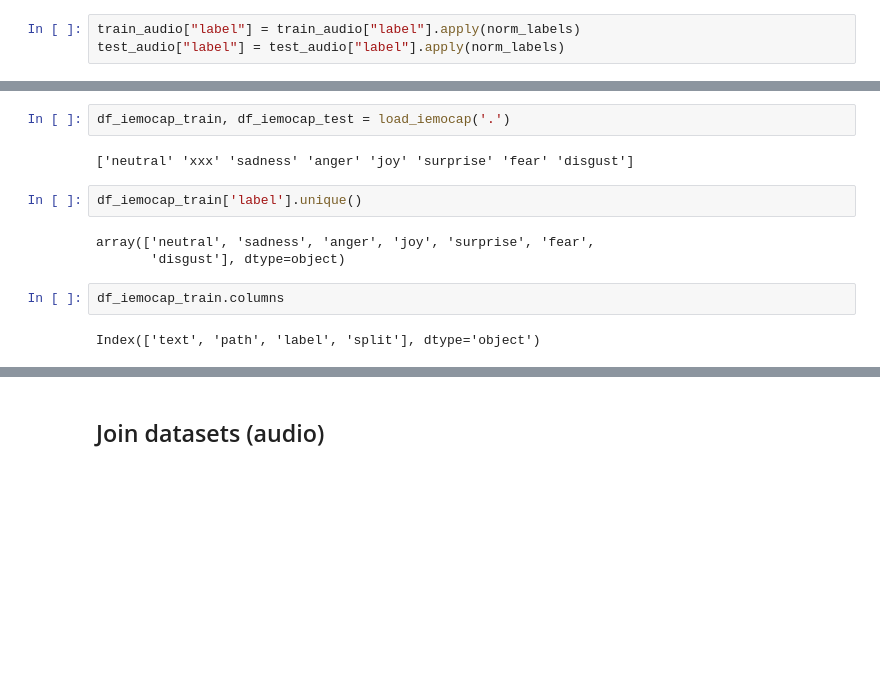
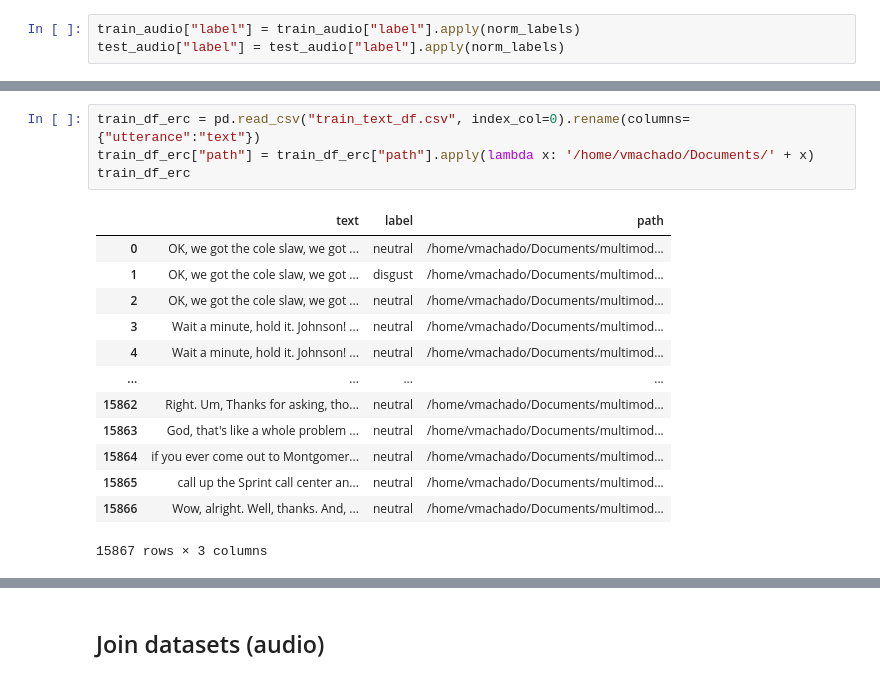
Before and after one commit to machadoprx/c4ai_audio_text_clip, a Jupyter notebook: c4ai_emotions_audio_text_clip_e2e_AUDIO_ENCODER.ipynb, the cells around one changed output, grey strips where cells are left out. Drawn from its saved outputs; the diff is of its cells as text; blank space fills up the shorter version.

```diff
--- a/c4ai_emotions_audio_text_clip_e2e_AUDIO_ENCODER.ipynb
+++ b/c4ai_emotions_audio_text_clip_e2e_AUDIO_ENCODER.ipynb
@@ -139,13 +61,18 @@ def load_iemocap(path):
-# %%
-df_iemocap_train, df_iemocap_test = load_iemocap('.')
-# %% [output]
-['neutral' 'xxx' 'sadness' 'anger' 'joy' 'surprise' 'fear' 'disgust']
-# %%
-df_iemocap_train['label'].unique()
-# %% [output]
-array(['neutral', 'sadness', 'anger', 'joy', 'surprise', 'fear',
-       'disgust'], dtype=object)
-# %%
-df_iemocap_train.columns
-# %% [output]
-Index(['text', 'path', 'label', 'split'], dtype='object')
+# %%
+train_df_erc = pd.read_csv("train_text_df.csv", index_col=0).rename(columns={"utterance":"text"})
+train_df_erc["path"] = train_df_erc["path"].apply(lambda x: '/home/vmachado/Documents/' + x)
+train_df_erc
+# %% [output]
+|  | text | label | path |
+| 0 | OK, we got the cole slaw, we got ... | neutral | /home/vmachado/Documents/multimod... |
+| 1 | OK, we got the cole slaw, we got ... | disgust | /home/vmachado/Documents/multimod... |
+| 2 | OK, we got the cole slaw, we got ... | neutral | /home/vmachado/Documents/multimod... |
+| 3 | Wait a minute, hold it. Johnson! ... | neutral | /home/vmachado/Documents/multimod... |
+| 4 | Wait a minute, hold it. Johnson! ... | neutral | /home/vmachado/Documents/multimod... |
+| ... | ... | ... | ... |
+| 15862 | Right. Um, Thanks for asking, tho... | neutral | /home/vmachado/Documents/multimod... |
+| 15863 | God, that's like a whole problem ... | neutral | /home/vmachado/Documents/multimod... |
+| 15864 | if you ever come out to Montgomer... | neutral | /home/vmachado/Documents/multimod... |
+| 15865 | call up the Sprint call center an... | neutral | /home/vmachado/Documents/multimod... |
+| 15866 | Wow, alright. Well, thanks. And, ... | neutral | /home/vmachado/Documents/multimod... |
+15867 rows × 3 columns
```
Also changed, not shown: parts of 130 cells of this notebook, 1 other file.
